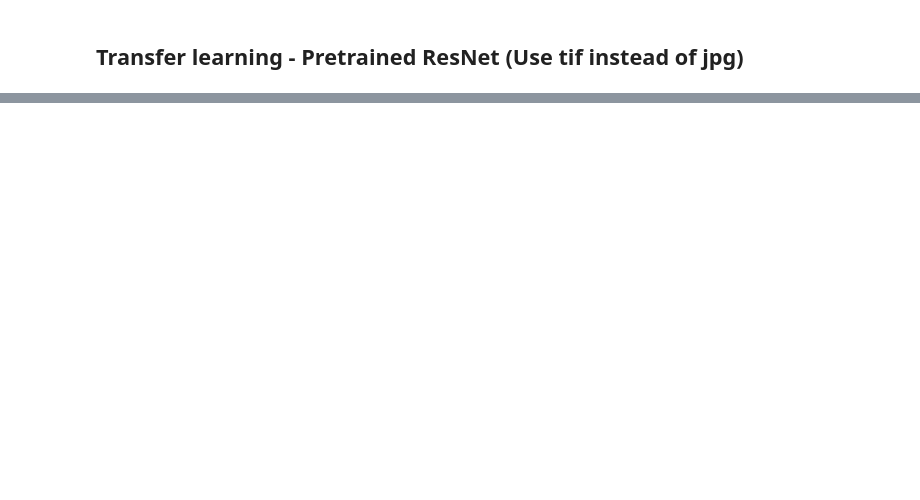
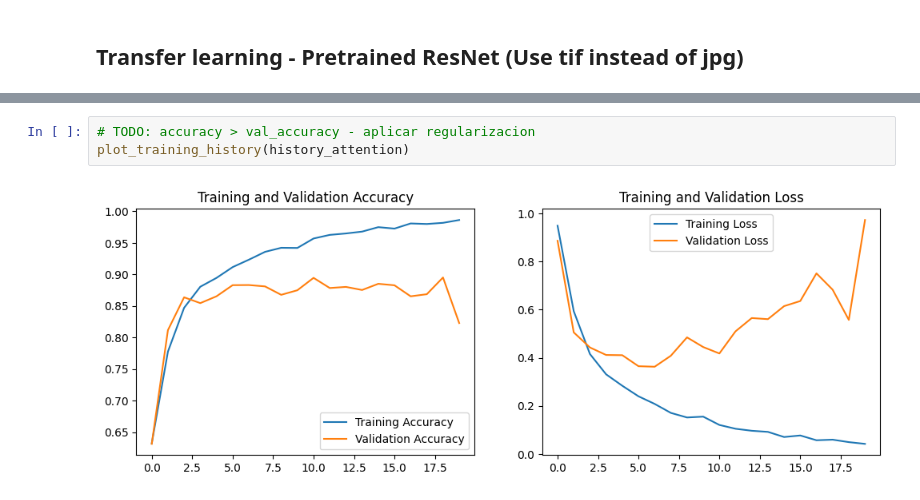
Before and after one commit to CEEU-lab/imgClassification, a Jupyter notebook: Image_Modeling_with_Keras/landuse_classification_EuroSat/Cnn_architectures.ipynb, the cells around one changed output, grey strips where cells are left out. Cells and saved outputs as stored; diff of their text form; blank space fills up the shorter version.

```diff
--- a/Image_Modeling_with_Keras/landuse_classification_EuroSat/Cnn_architectures.ipynb
+++ b/Image_Modeling_with_Keras/landuse_classification_EuroSat/Cnn_architectures.ipynb
@@ -1065,0 +1104,5 @@ HerbaceousVegetation       0.27      0.14      0.18       537
+# %%
+# TODO: accuracy > val_accuracy - aplicar regularizacion
+plot_training_history(history_attention)
+# %% [output]
+[figure, added]
```
Also changed, not shown: parts of 27 cells of this notebook.
